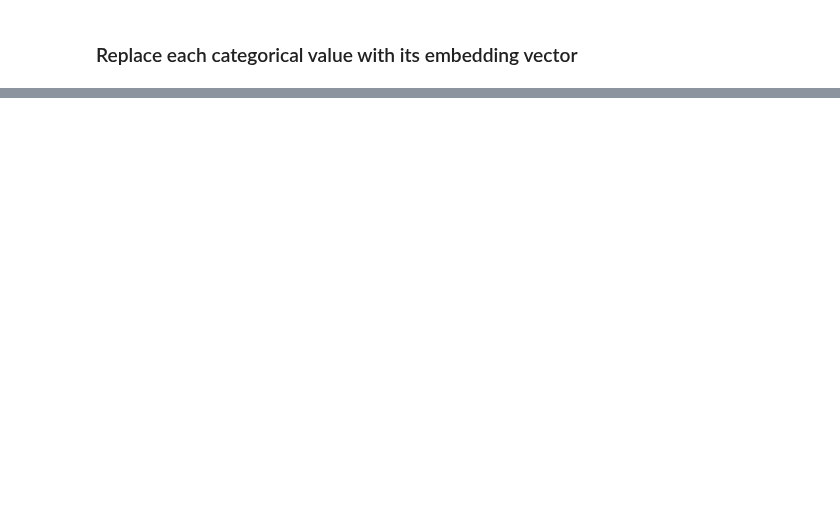
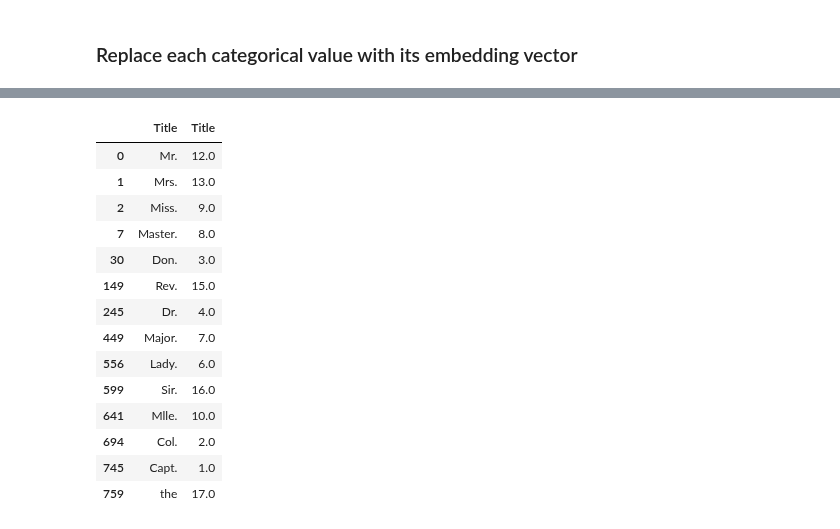
Before and after one commit to isa-ulisboa/greends-pml-2022-2023, a Jupyter notebook: fast_ai_titanic.ipynb, the cells around one changed output, grey strips where cells are left out. Cells and saved outputs as stored; diff of their text form; code cells hidden in the pictures; blank space fills up the shorter version.

```diff
--- a/fast_ai_titanic.ipynb
+++ b/fast_ai_titanic.ipynb
@@ -198 +221,22 @@ Name: Survived, dtype: int64
+# %%
+title_name=train_df['Title']
+title_code=to.train.items['Title'].sort_index()
+title_df = pd.concat([title_name, title_code], axis=1)
+title_df.dropna().drop_duplicates()
+# %% [output]
+|  | Title | Title |
+| 0 | Mr. | 12.0 |
+| 1 | Mrs. | 13.0 |
+| 2 | Miss. | 9.0 |
+| 7 | Master. | 8.0 |
+| 30 | Don. | 3.0 |
+| 149 | Rev. | 15.0 |
+| 245 | Dr. | 4.0 |
+| 449 | Major. | 7.0 |
+| 556 | Lady. | 6.0 |
+| 599 | Sir. | 16.0 |
+| 641 | Mlle. | 10.0 |
+| 694 | Col. | 2.0 |
+| 745 | Capt. | 1.0 |
+| 759 | the | 17.0 |
 # %%
```
Also changed, not shown: parts of 14 cells of this notebook.
